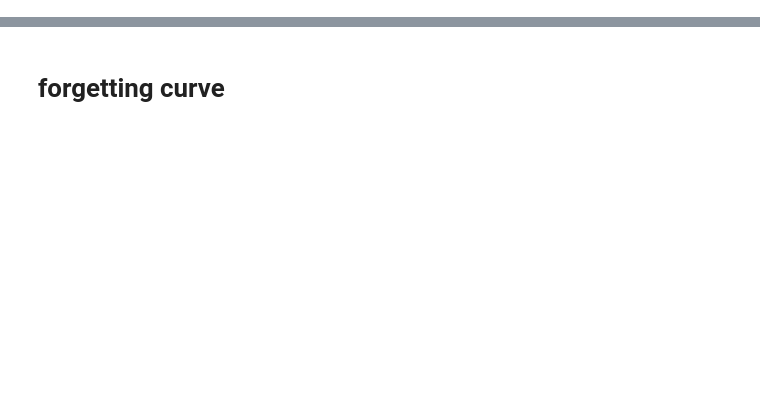
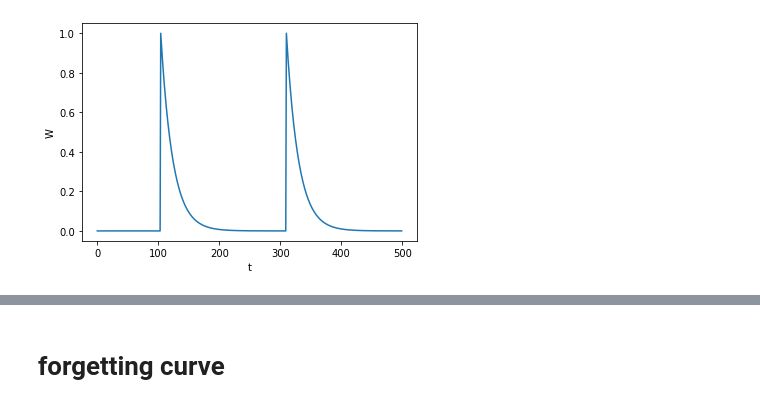
Before and after one commit to Baskin-LIU/bindsnet, a Jupyter notebook: DASTDP/Single node.ipynb, the cells around one changed output, grey strips where cells are left out. Cells and saved outputs as stored; diff of their text form; code cells hidden in the pictures; blank space fills up the shorter version.

```diff
--- a/DASTDP/Single node.ipynb
+++ b/DASTDP/Single node.ipynb
@@ -5,0 +159,8 @@ ckp = torch.load('./ckp/6000.ckp')
+# %%
+plt.plot(range(500), trace_post, label = "W")
+plt.xlabel('t')
+plt.ylabel('W')
+#plt.savefig('taskb1.png')
+plt.show()
+# %% [output]
+[figure, added]
```
Also changed, not shown: parts of 78 cells of this notebook.
